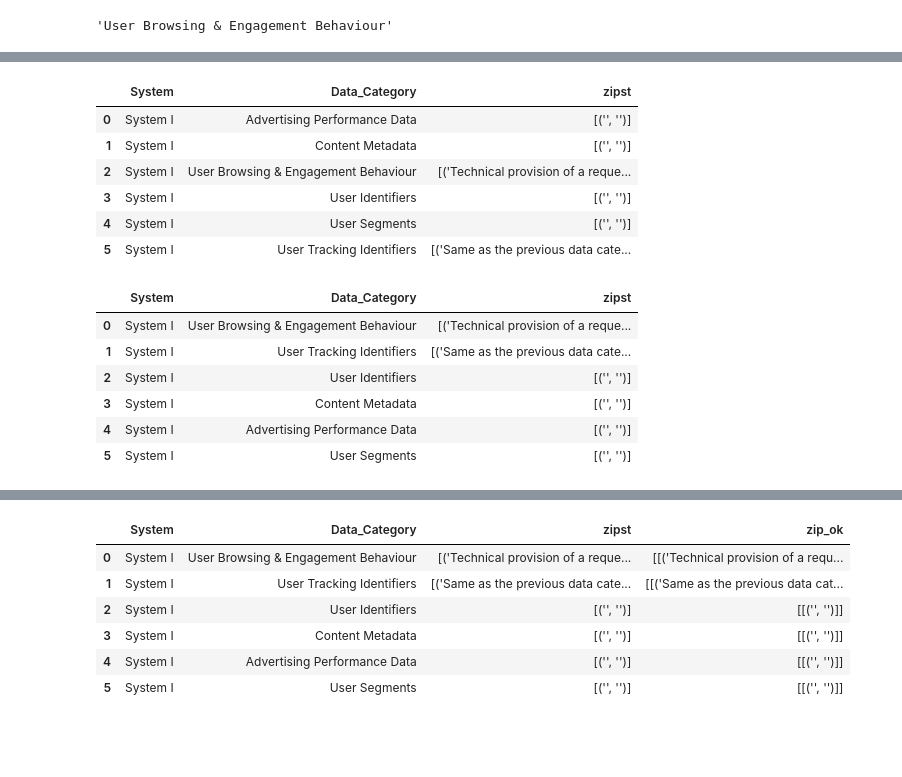
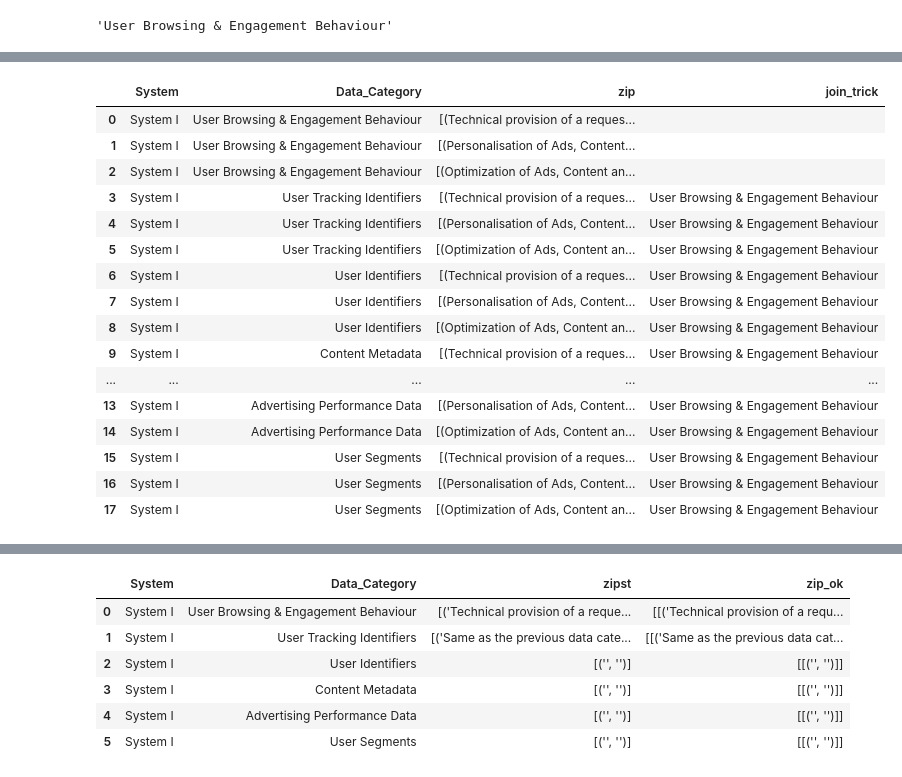
Before and after one commit to flohaha/Colab_Better_Rop, a Jupyter notebook: ROPA.ipynb, the cells around one changed output, grey strips where cells are left out. Drawn from its saved outputs; the diff is of its cells as text; code cells hidden in the pictures; blank space fills up the shorter version.

```diff
--- a/ROPA.ipynb
+++ b/ROPA.ipynb
@@ -335,28 +366,24 @@ df_merged_sample_zip_fin
-# %%
-df_merged_sample_zip['zipst'] = df_merged_sample_zip['zip'].apply(lambda x: str(x))
-
-df_merged_sample_zip = df_merged_sample_zip.groupby(['System', 'Data_Category'])['zipst'].apply('||'.join).reset_index()
-
-
-df_merged_sample_zip
-# %% [output]
-|  | System | Data_Category | zipst |
-| 0 | System I | Advertising Performance Data | [('', '')] |
-| 1 | System I | Content Metadata | [('', '')] |
-| 2 | System I | User Browsing & Engagement Behaviour | [('Technical provision of a reque... |
-| 3 | System I | User Identifiers | [('', '')] |
-| 4 | System I | User Segments | [('', '')] |
-| 5 | System I | User Tracking Identifiers | [('Same as the previous data cate... |
-# %%
-df_merged_sample_zip_fin = pd.merge(df_sample_unique, df_merged_sample_zip, how='left', left_on=['System', 'Data_Category'], right_on=['System', 'Data_Category'] )
-
-
-df_merged_sample_zip_fin
-# %% [output]
-|  | System | Data_Category | zipst |
-| 0 | System I | User Browsing & Engagement Behaviour | [('Technical provision of a reque... |
-| 1 | System I | User Tracking Identifiers | [('Same as the previous data cate... |
-| 2 | System I | User Identifiers | [('', '')] |
-| 3 | System I | Content Metadata | [('', '')] |
-| 4 | System I | Advertising Performance Data | [('', '')] |
-| 5 | System I | User Segments | [('', '')] |
+# %%
+df_merged_sample_zip_fin = pd.concat([
+    df_merged_sample_zip[df_merged_sample_zip['join_trick']==''],
+    df_merged_sample_zip_same], ignore_index=True)
+
+df_merged_sample_zip_fin
+# %% [output]
+|  | System | Data_Category | zip | join_trick |
+| 0 | System I | User Browsing & Engagement Behaviour | [(Technical provision of a reques... |  |
+| 1 | System I | User Browsing & Engagement Behaviour | [(Personalisation of Ads, Content... |  |
+| 2 | System I | User Browsing & Engagement Behaviour | [(Optimization of Ads, Content an... |  |
+| 3 | System I | User Tracking Identifiers | [(Technical provision of a reques... | User Browsing & Engagement Behaviour |
+| 4 | System I | User Tracking Identifiers | [(Personalisation of Ads, Content... | User Browsing & Engagement Behaviour |
+| 5 | System I | User Tracking Identifiers | [(Optimization of Ads, Content an... | User Browsing & Engagement Behaviour |
+| 6 | System I | User Identifiers | [(Technical provision of a reques... | User Browsing & Engagement Behaviour |
+| 7 | System I | User Identifiers | [(Personalisation of Ads, Content... | User Browsing & Engagement Behaviour |
+| 8 | System I | User Identifiers | [(Optimization of Ads, Content an... | User Browsing & Engagement Behaviour |
+| 9 | System I | Content Metadata | [(Technical provision of a reques... | User Browsing & Engagement Behaviour |
+| ... | ... | ... | ... | ... |
+| 13 | System I | Advertising Performance Data | [(Personalisation of Ads, Content... | User Browsing & Engagement Behaviour |
+| 14 | System I | Advertising Performance Data | [(Optimization of Ads, Content an... | User Browsing & Engagement Behaviour |
+| 15 | System I | User Segments | [(Technical provision of a reques... | User Browsing & Engagement Behaviour |
+| 16 | System I | User Segments | [(Personalisation of Ads, Content... | User Browsing & Engagement Behaviour |
+| 17 | System I | User Segments | [(Optimization of Ads, Content an... | User Browsing & Engagement Behaviour |
```
Also changed, not shown: parts of 7 cells of this notebook.
